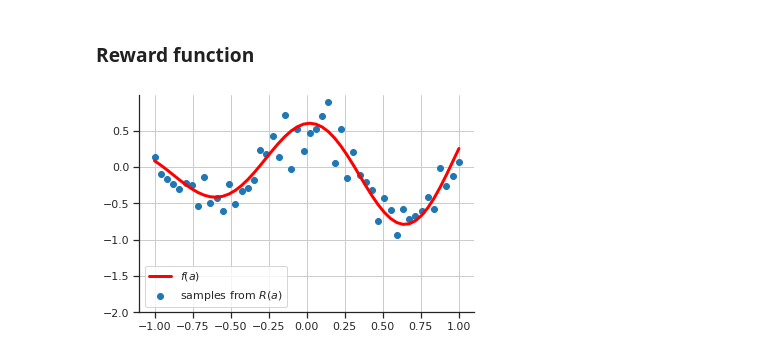
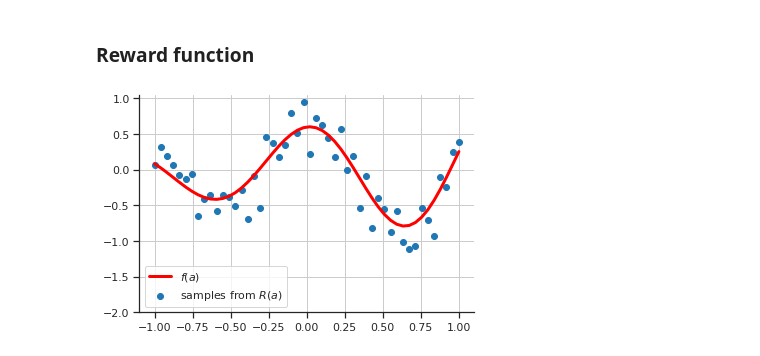
Before and after one commit to julesdubr/iar_tqc, a Jupyter notebook: plot.ipynb, the cells around one changed output. Cells and saved outputs as stored; diff of their text form; code cells hidden in the pictures.

```diff
--- a/plot.ipynb
+++ b/plot.ipynb
@@ -134,12 +114,6 @@ for i, action in enumerate(actions):
-# %%
-sns.set_theme(style="ticks", palette="tab10", rc=custom_params)
-
-plt.plot(actions, targets, color="r", linewidth=3, label='$f(a)$')
-plt.scatter(actions, rewards, label='samples from $R(a)$')
-
-plt.ylim(ymin=-2)
-plt.legend()
-# plt.savefig("plots/reward_function")
-plt.show()
-# %% [output]
-[figure, removed]
+# %%
+env = SingleStateMDP()
+# env = SingleStateMDP(A0=0.1, A1=0.9, nu=8)
+plot_mdp_reward(50, env)
+# %% [output]
+[figure, added]
```
Also changed, not shown: parts of 7 cells of this notebook, 6 other files.
